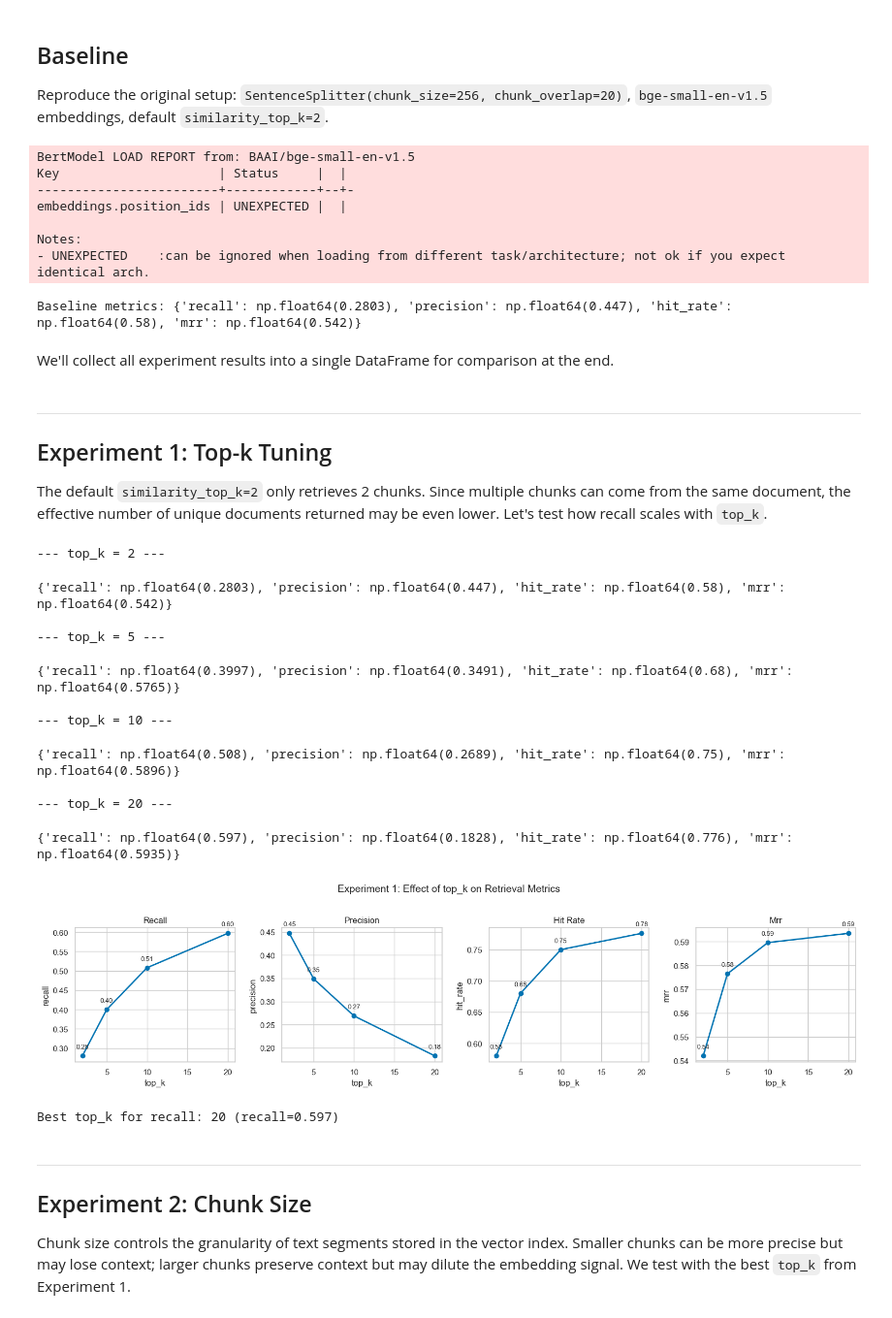
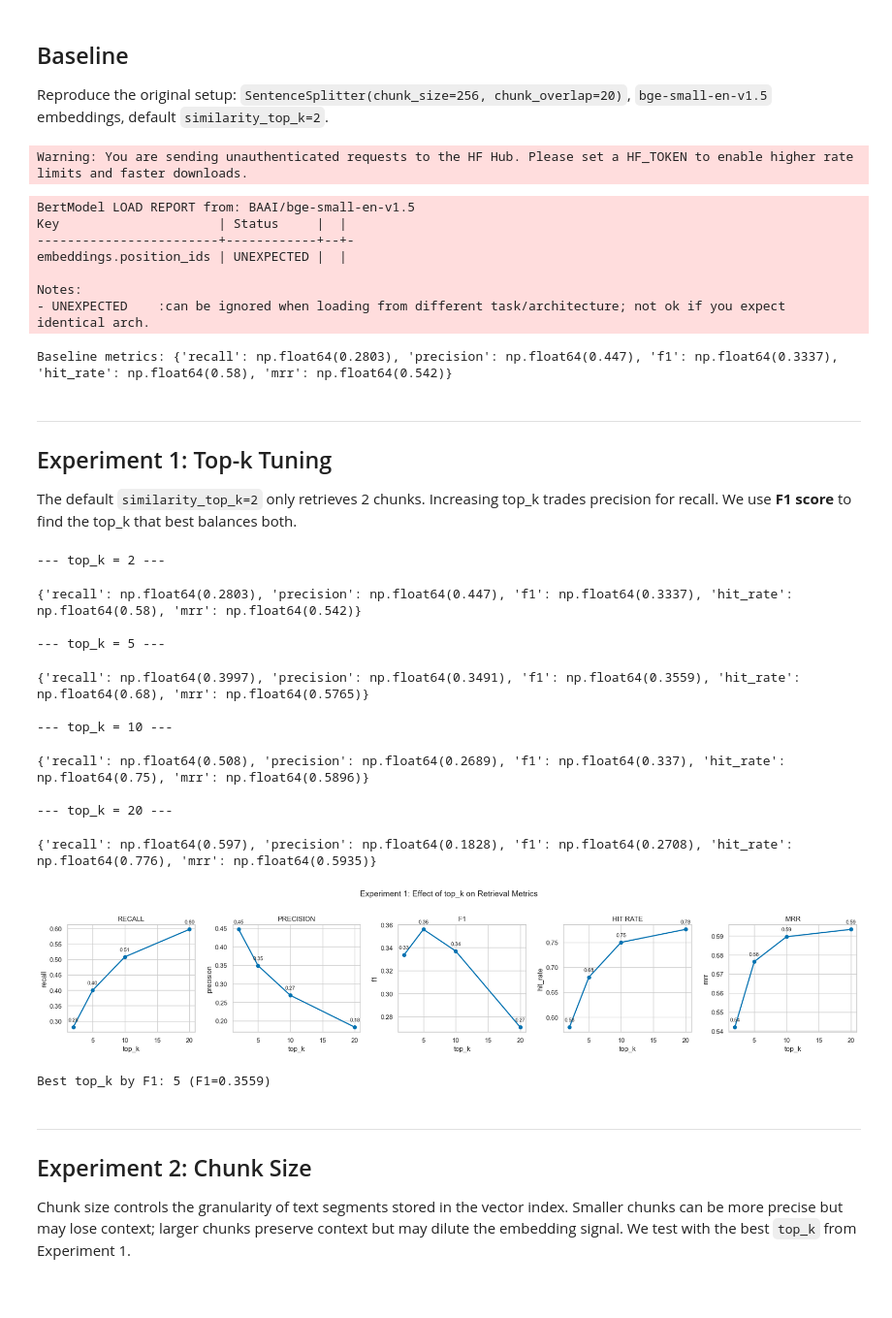
Before and after one commit to filippopellizzari/RAG-ArticleQueryFilter, a Jupyter notebook: 05_retrieval_experiments.ipynb, the cells around one changed output. Shown at 97% size. Cells and saved outputs as stored; diff of their text form; code cells hidden in the pictures; blank space fills up the shorter version.

```diff
--- a/05_retrieval_experiments.ipynb
+++ b/05_retrieval_experiments.ipynb
@@ -44,27 +43,26 @@ Reproduce the original setup: `SentenceSplitter(chunk_size=256, chunk_overlap=20
 baseline_index = build_index(corpus_df, collection_name="quickstart")
 baseline_retriever = baseline_index.as_retriever(similarity_top_k=2)
 
-baseline_results = evaluate_retriever(baseline_retriever, queries_df, SAMPLE_SIZE, RANDOM_STATE)
+baseline_results = evaluate_retrieval_fn(baseline_retriever.retrieve, queries_df, SAMPLE_SIZE, RANDOM_STATE)
 baseline_metrics = summarize_results(baseline_results)
 print("Baseline metrics:", baseline_metrics)
 # %% [output]
-BertModel LOAD REPORT from: BAAI/bge-small-en-v1.5
-Key                     | Status     |  |
-------------------------+------------+--+-
-embeddings.position_ids | UNEXPECTED |  |
-
-Notes:
-- UNEXPECTED    :can be ignored when loading from different task/architecture; not ok if you expect identical arch.
+Warning: You are sending unauthenticated requests to the HF Hub. Please set a HF_TOKEN to enable higher rate limits and faster downloads.
-Baseline metrics: {'recall': np.float64(0.2803), 'precision': np.float64(0.447), 'hit_rate': np.float64(0.58), 'mrr': np.float64(0.542)}
+BertModel LOAD REPORT from: BAAI/bge-small-en-v1.5
+Key                     | Status     |  |
+------------------------+------------+--+-
+embeddings.position_ids | UNEXPECTED |  |
+
+Notes:
+- UNEXPECTED    :can be ignored when loading from different task/architecture; not ok if you expect identical arch.
+Baseline metrics: {'recall': np.float64(0.2803), 'precision': np.float64(0.447), 'f1': np.float64(0.3337), 'hit_rate': np.float64(0.58), 'mrr': np.float64(0.542)}
-# %% [markdown]
-We'll collect all experiment results into a single DataFrame for comparison at the end.
 # %%
 all_experiments = [{"experiment": "Baseline (top_k=2, chunk=256)", **baseline_metrics}]
-# %% [markdown]
----
-## Experiment 1: Top-k Tuning
-
-The default `similarity_top_k=2` only retrieves 2 chunks. Since multiple chunks can come from the same document, the effective number of unique documents returned may be even lower. Let's test how recall scales with `top_k`.
+# %% [markdown]
+---
+## Experiment 1: Top-k Tuning
+
+The default `similarity_top_k=2` only retrieves 2 chunks. Increasing top_k trades precision for recall. We use **F1 score** to find the top_k that best balances both.
 # %%
 top_k_values = [2, 5, 10, 20]
 top_k_results = {}
@@ -72,49 +70,47 @@ top_k_results = {}
 for k in top_k_values:
     print(f"\n--- top_k = {k} ---")
     retriever = baseline_index.as_retriever(similarity_top_k=k)
-    results = evaluate_retriever(retriever, queries_df, SAMPLE_SIZE, RANDOM_STATE)
+    results = evaluate_retrieval_fn(retriever.retrieve, queries_df, SAMPLE_SIZE, RANDOM_STATE)
     metrics = summarize_results(results)
     top_k_results[k] = metrics
     print(metrics)
-    if k != 2:  # baseline already added
+    if k != 2:
         all_experiments.append({"experiment": f"top_k={k} (chunk=256)", **metrics})
 # %% [output]
 --- top_k = 2 ---
-{'recall': np.float64(0.2803), 'precision': np.float64(0.447), 'hit_rate': np.float64(0.58), 'mrr': np.float64(0.542)}
+{'recall': np.float64(0.2803), 'precision': np.float64(0.447), 'f1': np.float64(0.3337), 'hit_rate': np.float64(0.58), 'mrr': np.float64(0.542)}
 
 --- top_k = 5 ---
-{'recall': np.float64(0.3997), 'precision': np.float64(0.3491), 'hit_rate': np.float64(0.68), 'mrr': np.float64(0.5765)}
+{'recall': np.float64(0.3997), 'precision': np.float64(0.3491), 'f1': np.float64(0.3559), 'hit_rate': np.float64(0.68), 'mrr': np.float64(0.5765)}
 
 --- top_k = 10 ---
-{'recall': np.float64(0.508), 'precision': np.float64(0.2689), 'hit_rate': np.float64(0.75), 'mrr': np.float64(0.5896)}
+{'recall': np.float64(0.508), 'precision': np.float64(0.2689), 'f1': np.float64(0.337), 'hit_rate': np.float64(0.75), 'mrr': np.float64(0.5896)}
 
 --- top_k = 20 ---
-{'recall': np.float64(0.597), 'precision': np.float64(0.1828), 'hit_rate': np.float64(0.776), 'mrr': np.float64(0.5935)}
+{'recall': np.float64(0.597), 'precision': np.float64(0.1828), 'f1': np.float64(0.2708), 'hit_rate': np.float64(0.776), 'mrr': np.float64(0.5935)}
 # %%
-# Plot top-k results
 topk_df = pd.DataFrame(top_k_results).T
 topk_df.index.name = "top_k"
 
-fig, axes = plt.subplots(1, 4, figsize=(16, 4))
-for i, metric in enumerate(["recall", "precision", "hit_rate", "mrr"]):
+fig, axes = plt.subplots(1, 5, figsize=(20, 4))
+for i, metric in enumerate(["recall", "precision", "f1", "hit_rate", "mrr"]):
     ax = axes[i]
     ax.plot(topk_df.index, topk_df[metric], marker="o", linewidth=2)
     ax.set_xlabel("top_k")
     ax.set_ylabel(metric)
-    ax.set_title(metric.replace("_", " ").title())
+    ax.set_title(metric.replace("_", " ").upper())
     for x, y in zip(topk_df.index, topk_df[metric]):
         ax.annotate(f"{y:.2f}", (x, y), textcoords="offset points", xytext=(0, 10), ha="center", fontsize=9)
 fig.suptitle("Experiment 1: Effect of top_k on Retrieval Metrics", fontsize=14, y=1.02)
 plt.tight_layout()
 plt.show()
 # %% [output]
-[figure, old version]
+[figure, new version]
 # %%
-# Select best top_k for subsequent experiments (maximize recall)
-best_top_k = max(top_k_results, key=lambda k: top_k_results[k]["recall"])
-print(f"Best top_k for recall: {best_top_k} (recall={top_k_results[best_top_k]['recall']})")
+best_top_k = max(top_k_results, key=lambda k: top_k_results[k]["f1"])
+print(f"Best top_k by F1: {best_top_k} (F1={top_k_results[best_top_k]['f1']})")
 # %% [output]
-Best top_k for recall: 20 (recall=0.597)
+Best top_k by F1: 5 (F1=0.3559)
 # %% [markdown]
 ---
 ## Experiment 2: Chunk Size
```
Also changed, not shown: parts of 24 cells of this notebook, 4 other files.
